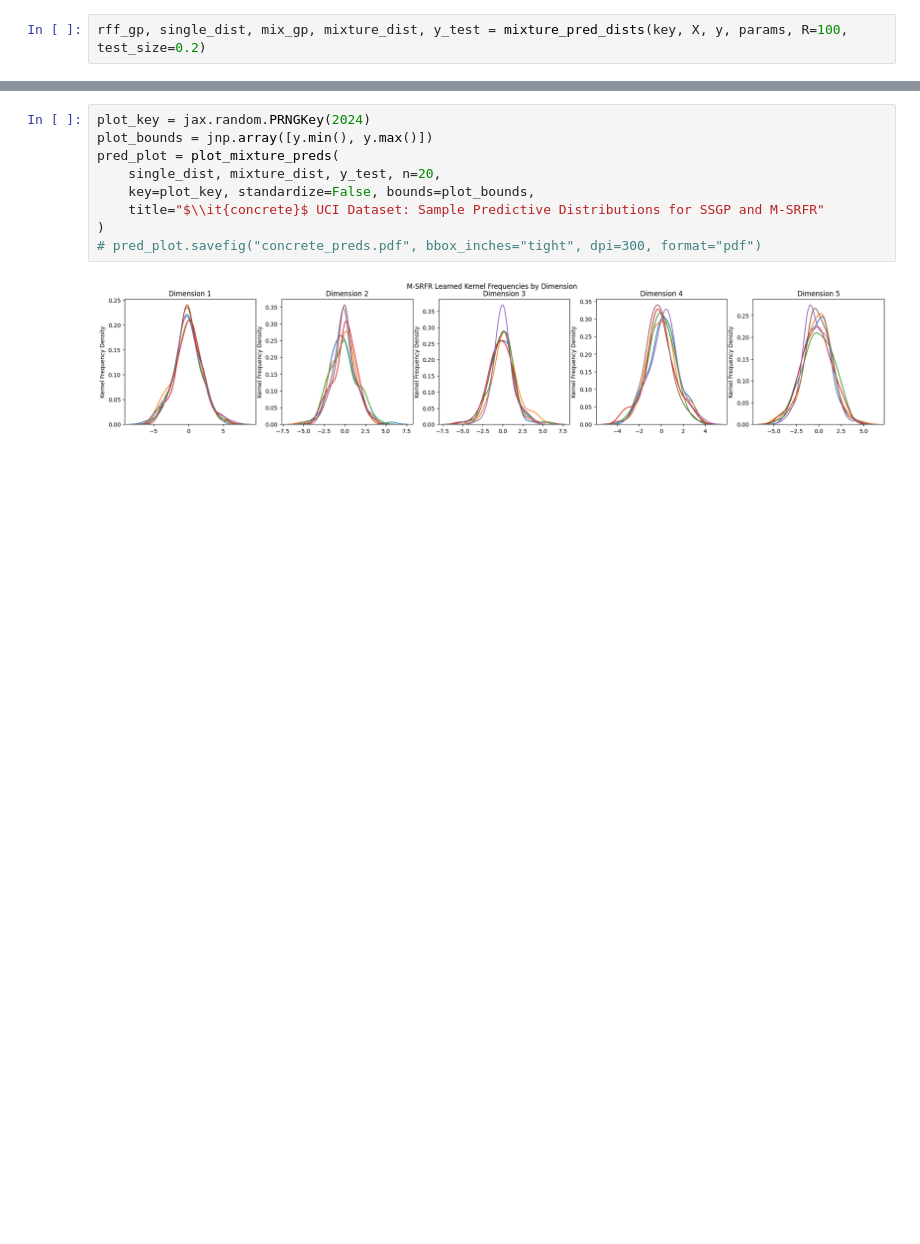
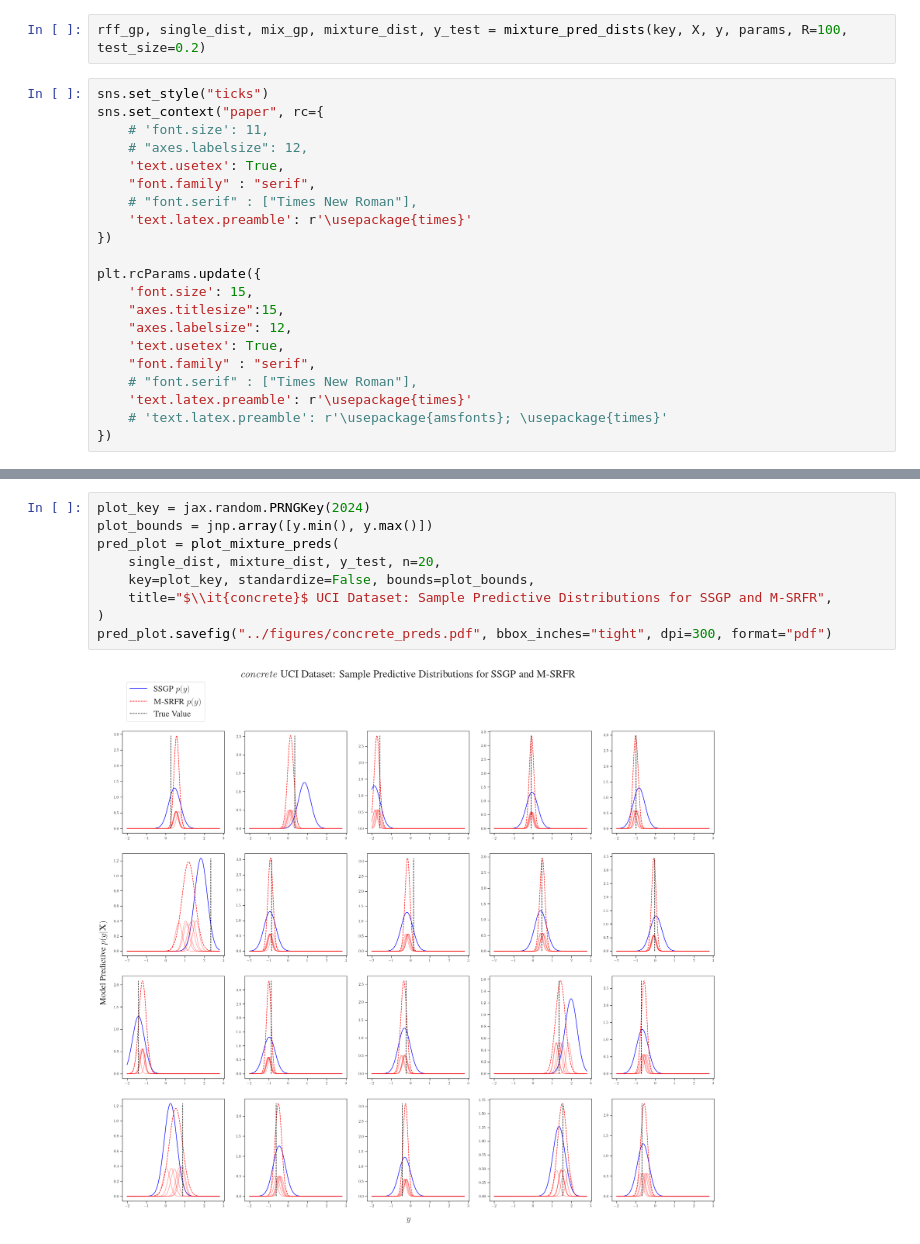
Before and after one commit to houstonwarren/m-srfr, a Jupyter notebook: experiments/concrete/concrete.ipynb, the cells around one changed output, grey strips where cells are left out. Saved outputs shown, nothing was run; the diff lists cells and outputs as text; blank space fills up the shorter version.

```diff
--- a/experiments/concrete/concrete.ipynb
+++ b/experiments/concrete/concrete.ipynb
@@ -508,5 +508,26 @@ Text(0.5, 1.0, 'Concrete UCI Dataset Error')
 from steinRF.utils import mixture_pred_dists, plot_kernel_mixture, plot_mixture_preds
 # %%
 rff_gp, single_dist, mix_gp, mixture_dist, y_test = mixture_pred_dists(key, X, y, params, R=100, test_size=0.2)
+# %%
+sns.set_style("ticks")
+sns.set_context("paper", rc={
+    # 'font.size': 11,
+    # "axes.labelsize": 12,
+    'text.usetex': True,
+    "font.family" : "serif",
+    # "font.serif" : ["Times New Roman"],
+    'text.latex.preamble': r'\usepackage{times}'
+})
+
+plt.rcParams.update({
+    'font.size': 15,
+    "axes.titlesize":15,
+    "axes.labelsize": 12,
+    'text.usetex': True,
+    "font.family" : "serif",
+    # "font.serif" : ["Times New Roman"],
+    'text.latex.preamble': r'\usepackage{times}'
+    # 'text.latex.preamble': r'\usepackage{amsfonts}; \usepackage{times}'
+})
 # %%
 kernel_plot = plot_kernel_mixture(
@@ -517,11 +540,11 @@ kernel_plot = plot_kernel_mixture(
 # %%
 plot_key = jax.random.PRNGKey(2024)
 plot_bounds = jnp.array([y.min(), y.max()])
 pred_plot = plot_mixture_preds(
     single_dist, mixture_dist, y_test, n=20,
     key=plot_key, standardize=False, bounds=plot_bounds,
-    title="$\\it{concrete}$ UCI Dataset: Sample Predictive Distributions for SSGP and M-SRFR"
+    title="$\\it{concrete}$ UCI Dataset: Sample Predictive Distributions for SSGP and M-SRFR",
 )
-# pred_plot.savefig("concrete_preds.pdf", bbox_inches="tight", dpi=300, format="pdf")
+pred_plot.savefig("../figures/concrete_preds.pdf", bbox_inches="tight", dpi=300, format="pdf")
 # %% [output]
-[figure, old version]
+[figure, new version]
```
Also changed, not shown: parts of 1 cell of this notebook, 18 other files.
